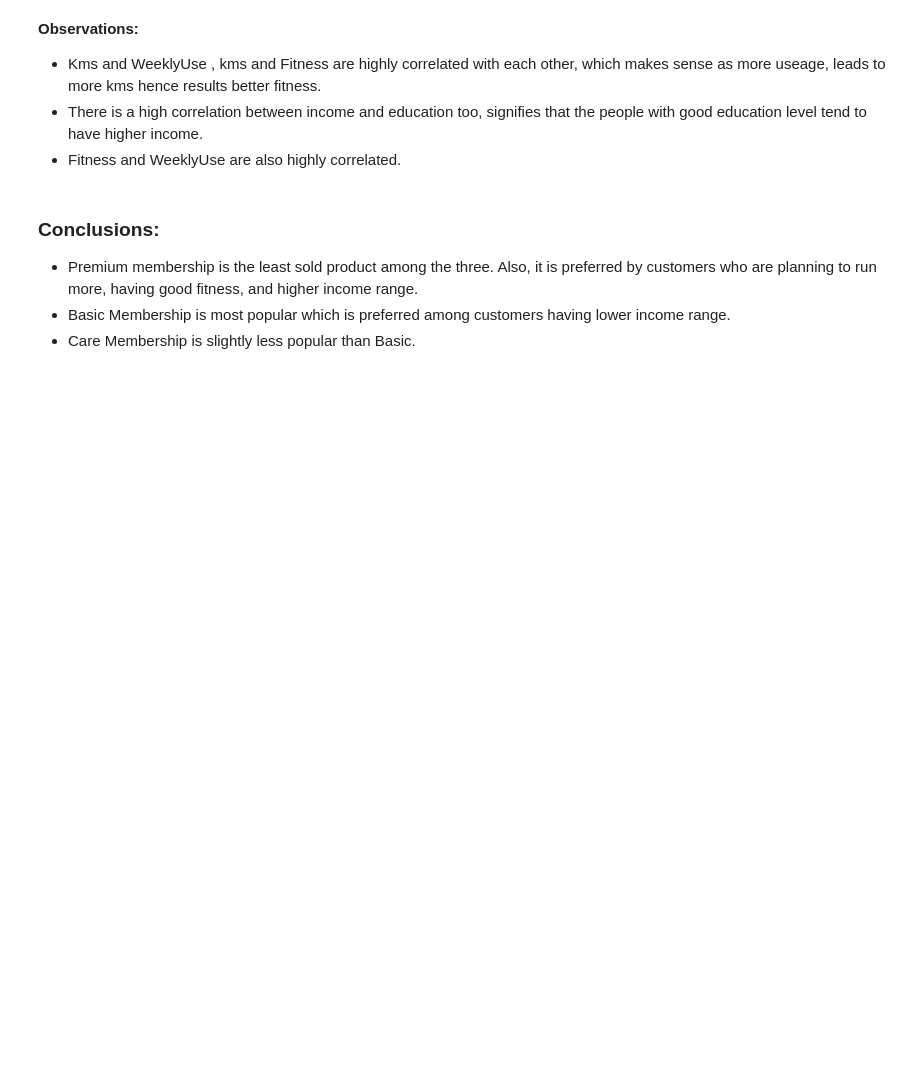
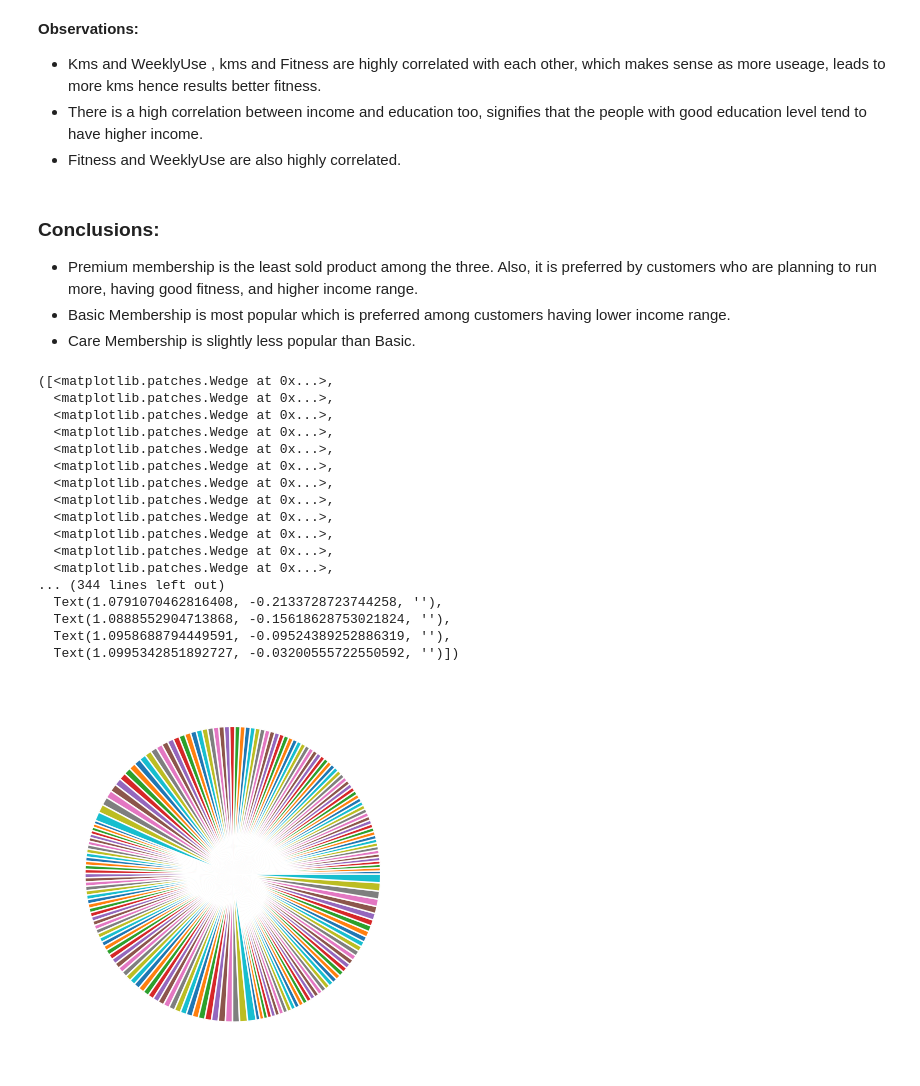
Before and after one commit to Rushanthi23/Programming_for_Data_Science, a Jupyter notebook: Inferential Statistics/Goodlife_Fitness.ipynb, the cells around one changed output. Cells and saved outputs as stored; diff of their text form; code cells hidden in the pictures; blank space fills up the shorter version.

```diff
--- a/Inferential Statistics/Goodlife_Fitness.ipynb
+++ b/Inferential Statistics/Goodlife_Fitness.ipynb
@@ -237,0 +245,21 @@ data.plot.scatter('Age', 'Income')
+# %%
+plt.pie(x = 'Age', data=data)
+# %% [output]
+([<matplotlib.patches.Wedge at 0x...>,
+  <matplotlib.patches.Wedge at 0x...>,
+  <matplotlib.patches.Wedge at 0x...>,
+  <matplotlib.patches.Wedge at 0x...>,
+  <matplotlib.patches.Wedge at 0x...>,
+  <matplotlib.patches.Wedge at 0x...>,
+  <matplotlib.patches.Wedge at 0x...>,
+  <matplotlib.patches.Wedge at 0x...>,
+  <matplotlib.patches.Wedge at 0x...>,
+  <matplotlib.patches.Wedge at 0x...>,
+  <matplotlib.patches.Wedge at 0x...>,
+  <matplotlib.patches.Wedge at 0x...>,
+... (344 lines left out)
+  Text(1.0791070462816408, -0.2133728723744258, ''),
+  Text(1.0888552904713868, -0.15618628753021824, ''),
+  Text(1.0958688794449591, -0.09524389252886319, ''),
+  Text(1.0995342851892727, -0.03200555722550592, '')])
+[figure, added]
```
Also changed, not shown: parts of 8 cells of this notebook, 31 other files.
